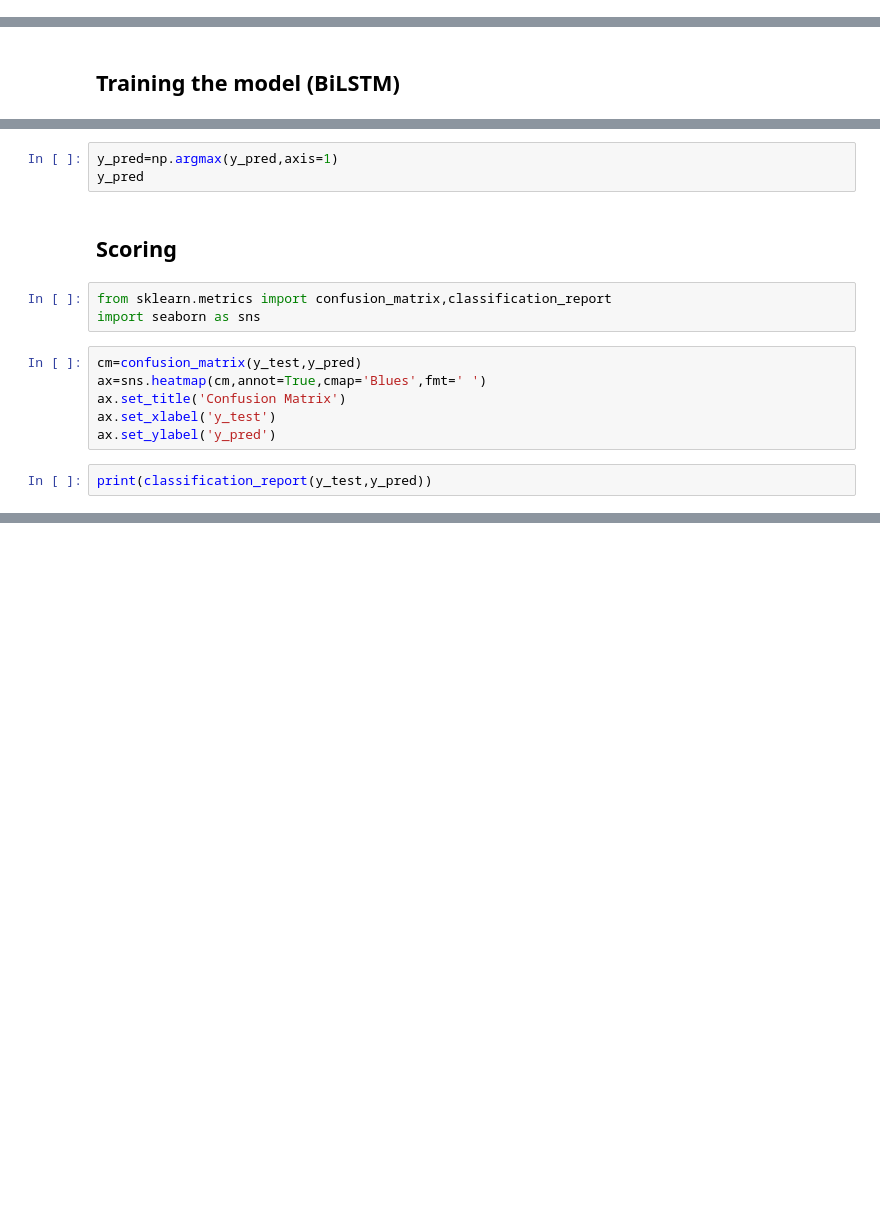
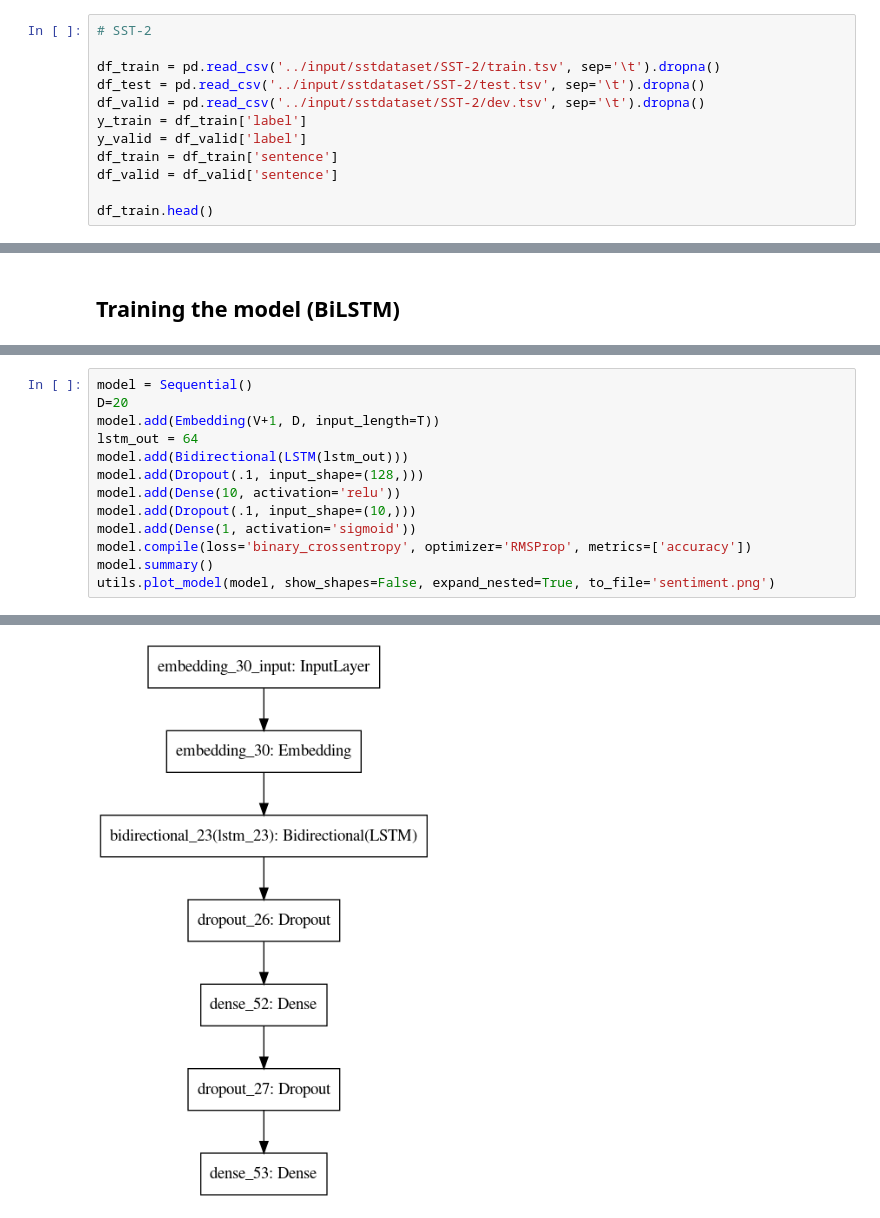
Before and after one commit to castorini/d-bert, a Jupyter notebook: student-model.ipynb, the cells around one changed output, grey strips where cells are left out. Drawn from its saved outputs; the diff is of its cells as text; blank space fills up the shorter version.

Commit message:
combine all the models into one file

```diff
--- a/student-model.ipynb
+++ b/student-model.ipynb
@@ -54,0 +41,12 @@ Y Test Shape:  (224431,)
+# %%
+# SST-2
+
+df_train = pd.read_csv('../input/sstdataset/SST-2/train.tsv', sep='\t').dropna()
+df_test = pd.read_csv('../input/sstdataset/SST-2/test.tsv', sep='\t').dropna()
+df_valid = pd.read_csv('../input/sstdataset/SST-2/dev.tsv', sep='\t').dropna()
+y_train = df_train['label']
+y_valid = df_valid['label']
+df_train = df_train['sentence']
+df_valid = df_valid['sentence']
+
+df_train.head()
@@ -242,16 +135,14 @@ y_pred
-# %%
-y_pred=np.argmax(y_pred,axis=1)
-y_pred
-# %% [markdown]
-## Scoring
-# %%
-from sklearn.metrics import confusion_matrix,classification_report
-import seaborn as sns
-# %%
-cm=confusion_matrix(y_test,y_pred)
-ax=sns.heatmap(cm,annot=True,cmap='Blues',fmt=' ')
-ax.set_title('Confusion Matrix')
-ax.set_xlabel('y_test')
-ax.set_ylabel('y_pred')
-# %%
-print(classification_report(y_test,y_pred))
+# %%
+model = Sequential()
+D=20
+model.add(Embedding(V+1, D, input_length=T))
+lstm_out = 64
+model.add(Bidirectional(LSTM(lstm_out)))
+model.add(Dropout(.1, input_shape=(128,)))
+model.add(Dense(10, activation='relu'))
+model.add(Dropout(.1, input_shape=(10,)))
+model.add(Dense(1, activation='sigmoid'))
+model.compile(loss='binary_crossentropy', optimizer='RMSProp', metrics=['accuracy'])
+model.summary()
+utils.plot_model(model, show_shapes=False, expand_nested=True, to_file='sentiment.png')
+# %% [output]
@@ -257,0 +169 @@ print(classification_report(y_test,y_pred))
+[figure, added]
```
Also changed, not shown: parts of 61 cells of this notebook.
